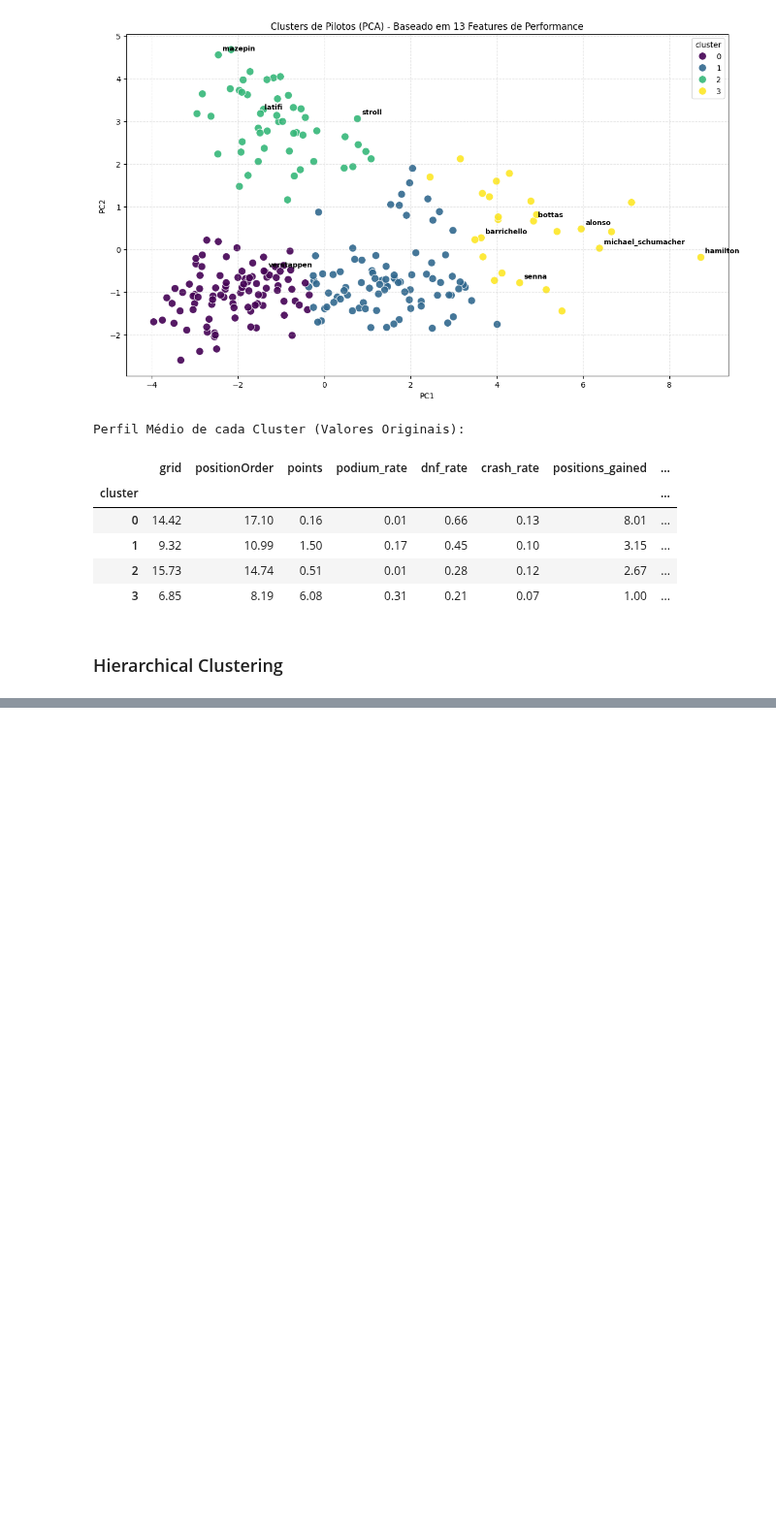
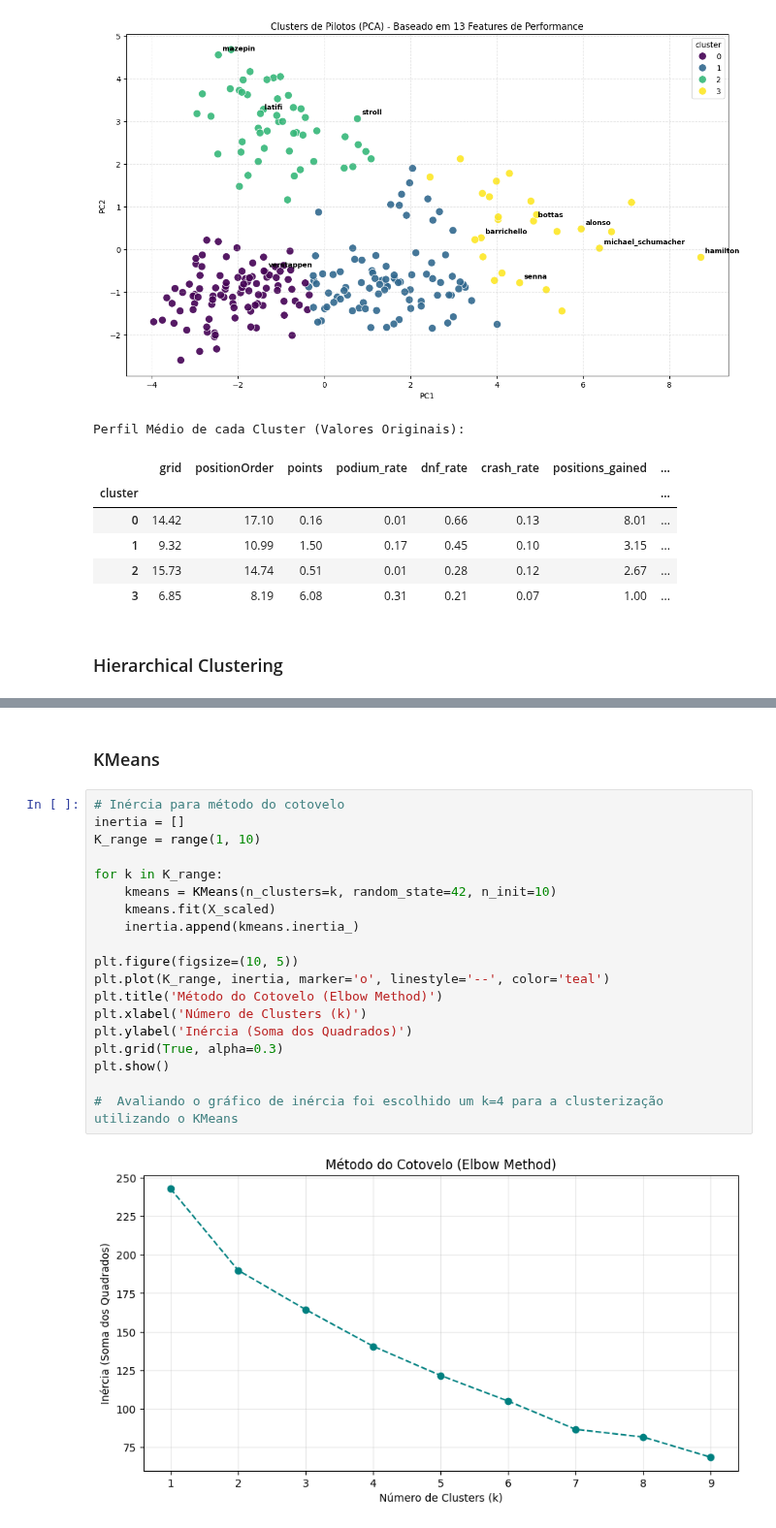
Before and after one commit to falconeee/CD-2025-2, a Jupyter notebook: projeto final/projeto_final.ipynb, the cells around one changed output, grey strips where cells are left out. Shown at 97% size. Drawn from its saved outputs; the diff is of its cells as text; blank space fills up the shorter version.

```diff
--- a/projeto final/projeto_final.ipynb
+++ b/projeto final/projeto_final.ipynb
@@ -1020,0 +1109,23 @@ altitude          12.500  140.143  140.286  816.000   49.333
+# %% [markdown]
+### KMeans
+# %%
+# Inércia para método do cotovelo
+inertia = []
+K_range = range(1, 10)
+
+for k in K_range:
+    kmeans = KMeans(n_clusters=k, random_state=42, n_init=10)
+    kmeans.fit(X_scaled)
+    inertia.append(kmeans.inertia_)
+
+plt.figure(figsize=(10, 5))
+plt.plot(K_range, inertia, marker='o', linestyle='--', color='teal')
+plt.title('Método do Cotovelo (Elbow Method)')
+plt.xlabel('Número de Clusters (k)')
+plt.ylabel('Inércia (Soma dos Quadrados)')
+plt.grid(True, alpha=0.3)
+plt.show()
+
+#  Avaliando o gráfico de inércia foi escolhido um k=4 para a clusterização utilizando o KMeans
+# %% [output]
+[figure, added]
```
Also changed, not shown: parts of 59 cells of this notebook.
